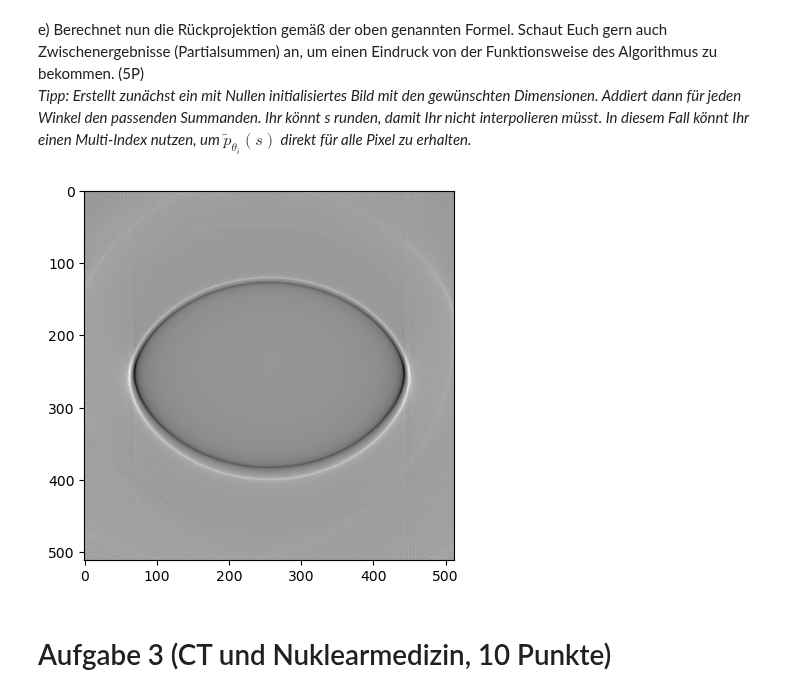
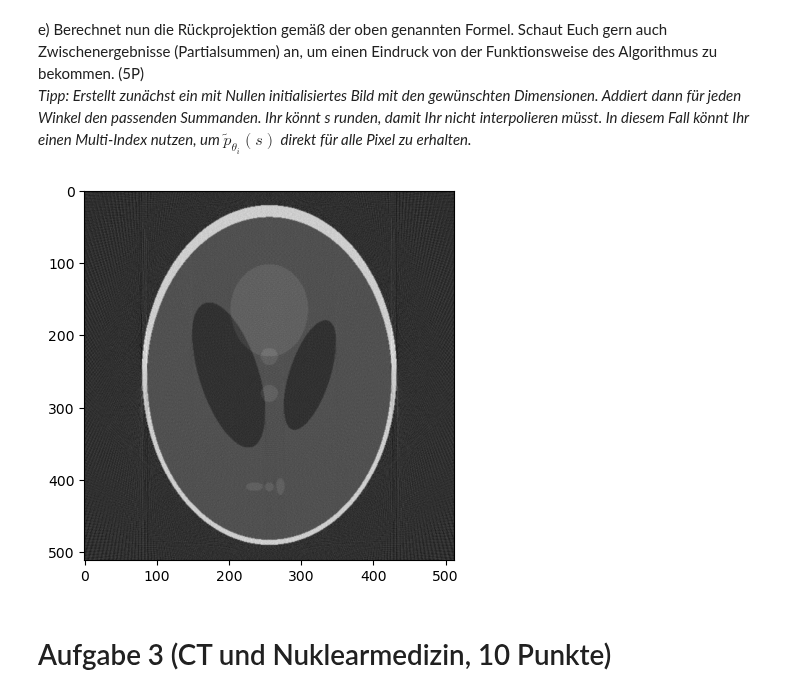
Before and after one commit to TimNogga/MedizinischeBildAnalyseBonn, a Jupyter notebook: mba-05/MBA_05.ipynb, the cells around one changed output. Saved outputs shown, nothing was run; the diff lists cells and outputs as text; code cells hidden in the pictures.

```diff
--- a/mba-05/MBA_05.ipynb
+++ b/mba-05/MBA_05.ipynb
@@ -150,13 +150,11 @@ from scipy.fft import fft, ifft, fftshift, ifftshift, fftn, ifftn, fftfreq
 # %%
 # Lösung:
 def ram_lak(n):
-    freq = fftfreq(n, d=1)
-    freq = fftshift(freq)
+    filter = fftfreq(n, d=1)
+    filter = fftshift(filter)
 
-    #freq = np.arange(-n//2, n//2, 1)
-    #freq = fftshift(freq)
+    return np.abs(filter)
 
-    return np.abs(freq)
 
 sinogramm = np.load('sinogramm_padded.npy')
 
@@ -215,37 +227,43 @@ img = skimage.io.imread("SheppLogan.png") / 255.0
 
 # Lösung:
 height, width = img.shape
+n = filtered_sinogramm.shape[0]
+
+X_vals = np.arange(0, width, 1)
+Y_vals = np.arange(0, height, 1)
+
+X, Y = np.meshgrid(X_vals, Y_vals)
+
+X_shifted = X - width // 2
+Y_shifted = Y - height // 2
+
+Theta = np.arange(0, 180, 1)
+
 S = np.zeros((height, width, 180))
 
-X = np.zeros((height, width))
-Y = np.zeros((height, width))
-
-for y in range(height):
-    for x in range(width):
-        X[y, x] = x
-        Y[y, x] = y
-
-for theta in range(180):
-    S[:, :, theta] = (X - width // 2) * np.cos(np.radians(theta)) + (Y - height // 2) * np.sin(np.radians(theta))
+for t in Theta:
+    S[:, :, t] = X_shifted * np.cos(np.radians(t)) + Y_shifted * np.sin(np.radians(t))
 # %% [markdown]
 e) Berechnet nun die Rückprojektion gemäß der oben genannten Formel. Schaut Euch gern auch Zwischenergebnisse (Partialsummen) an, um einen Eindruck von der Funktionsweise des Algorithmus zu bekommen. (5P)
 _Tipp: Erstellt zunächst ein mit Nullen initialisiertes Bild mit den gewünschten Dimensionen. Addiert dann für jeden Winkel den passenden Summanden. Ihr könnt s runden, damit Ihr nicht interpolieren müsst. In diesem Fall könnt Ihr einen Multi-Index nutzen, um $\tilde p_{\theta_i}(s)$ direkt für alle Pixel zu erhalten._
 # %%
 # Lösung:
 transformed_img = np.zeros_like(img)
 
-X = X.astype(np.int32)
-Y = Y.astype(np.int32)
+S_rounded = np.round(S).astype(int) + n // 2
 
-for theta in range(180):
-    transformed_img[Y, X] += filtered_sinogramm[np.round(S[..., theta]).astype(np.int32), np.full((height, width), theta)]
+for t in Theta:
+    idx_S = S_rounded[:, :, t]
+    idx_T = np.full_like(idx_S, t)
 
-transformed_img *= (np.pi / 180)
+    transformed_img[Y, X] += filtered_sinogramm[idx_S, idx_T]
+
+transformed_img *= (np.pi / len(Theta))
 
 plt.imshow(transformed_img, cmap="gray")
 plt.show()
 # %% [output]
-[figure, old version]
+[figure, new version]
 # %% [markdown]
 # Aufgabe 3 (CT und Nuklearmedizin, 10 Punkte)
 # %% [markdown]
```
Also changed, not shown: parts of 6 cells of this notebook.
